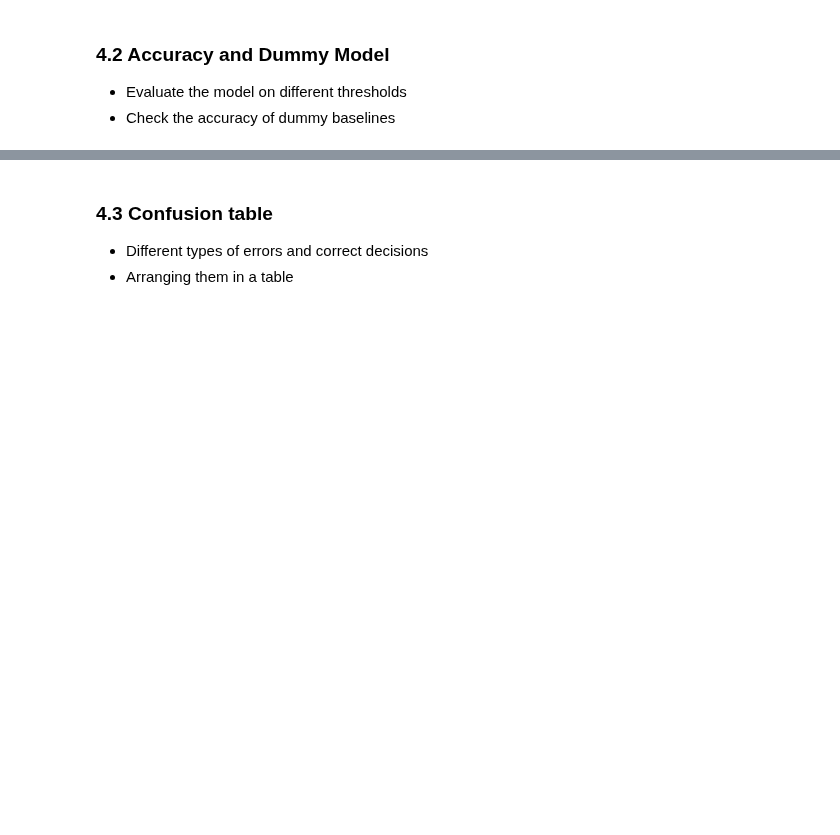
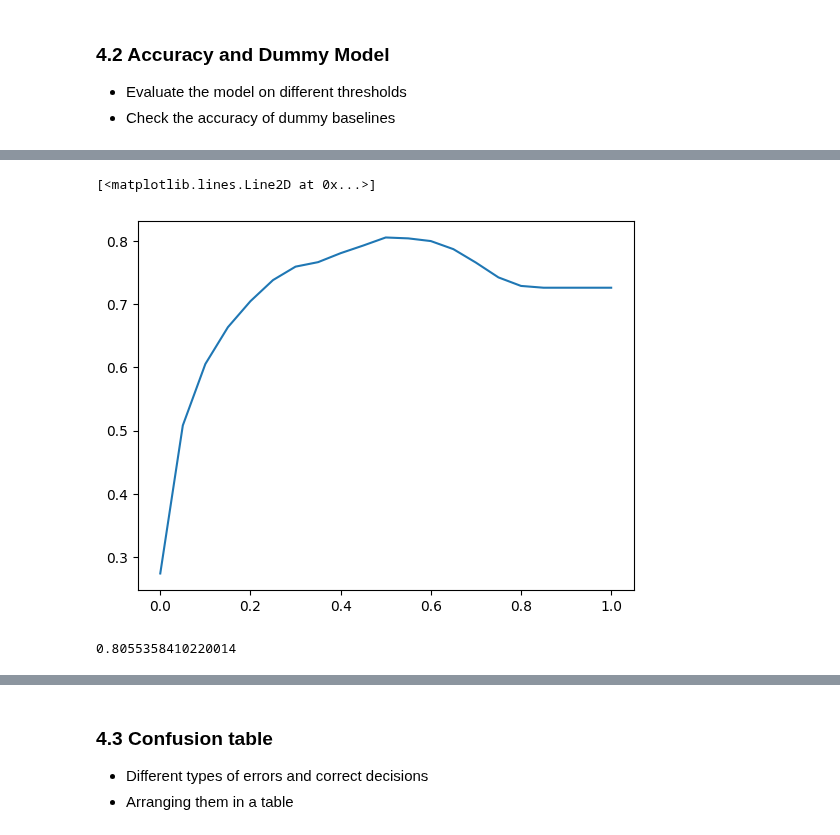
Before and after one commit to EfomahFidelis/Machine-Learning-Zoomcamp, a Jupyter notebook: price_predict_proj/notebooks/03_churn_prediction/04_metrics.ipynb, the cells around one changed output, grey strips where cells are left out. Drawn from its saved outputs; the diff is of its cells as text; code cells hidden in the pictures; blank space fills up the shorter version.

Commit message:
Evaluated the model on different thresholds. Checked the accuracy of a dummy baselines.

```diff
--- a/price_predict_proj/notebooks/03_churn_prediction/04_metrics.ipynb
+++ b/price_predict_proj/notebooks/03_churn_prediction/04_metrics.ipynb
@@ -25,7 +25,7 @@ for col in string_columns:
 df.churn = (df.churn == 'yes').astype(int)
 # %%
 df_train_full, df_test = train_test_split(df, test_size=0.2, random_state=1)
-df_train, df_val = train_test_split(df_train_full, test_size=0.33, random_state=11)
+df_train, df_val = train_test_split(df_train_full, test_size=0.25, random_state=1)
 
 y_train = df_train.churn.values
 y_val = df_val.churn.values
@@ -78,0 +79,3 @@ array([0.38725237, 0.23836387, 0.15070019, ..., 0.12069586, 0.55016624,
+# %%
+churn_decision = (y_pred >= 0.5)
+(y_val == churn_decision).mean()
@@ -81,3 +86,8 @@ array([0.38725237, 0.23836387, 0.15070019, ..., 0.12069586, 0.55016624,
 
 * Evaluate the model on different thresholds
 * Check the accuracy of dummy baselines
+# %%
+# accuracy tells the fraction of our correct predictions
+y_pred = model.predict_proba(X_val)[:, 1]
+churn = y_pred >= 0.5
+(churn == y_val).mean()
@@ -83,0 +121,12 @@ array([0.38725237, 0.23836387, 0.15070019, ..., 0.12069586, 0.55016624,
+# %%
+# loop through the thresholds
+thresholds = np.linspace(0, 1, 21)
+
+# define a list to hold the score
+scores = []
+
+for t in thresholds:
+    churn_decision = (y_pred >= t)
+    score = (y_val == churn_decision).mean() # using custom implementation
+    print('%.2f %.3f' % (t, score))
+    scores.append(score)
@@ -83,0 +172,6 @@ array([0.38725237, 0.23836387, 0.15070019, ..., 0.12069586, 0.55016624,
+# %%
+# plot the scores against the thresholds
+plt.plot(thresholds, scores)
+# %% [output]
+[<matplotlib.lines.Line2D at 0x...>]
+[figure, added]
@@ -83,0 +181,5 @@ array([0.38725237, 0.23836387, 0.15070019, ..., 0.12069586, 0.55016624,
+# %%
+# pass the actual values and predictions as parameters to sklearn accuracy_score
+accuracy_score(y_val, y_pred >= 0.5)
+# %% [output]
+0.8055358410220014
```
Also changed, not shown: parts of 17 cells of this notebook, 1 other file.
